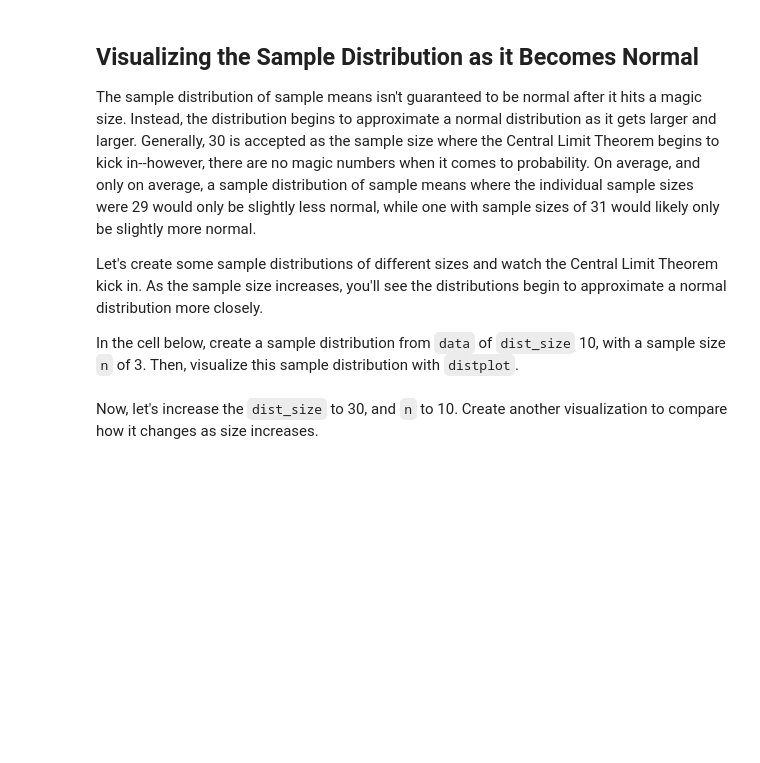
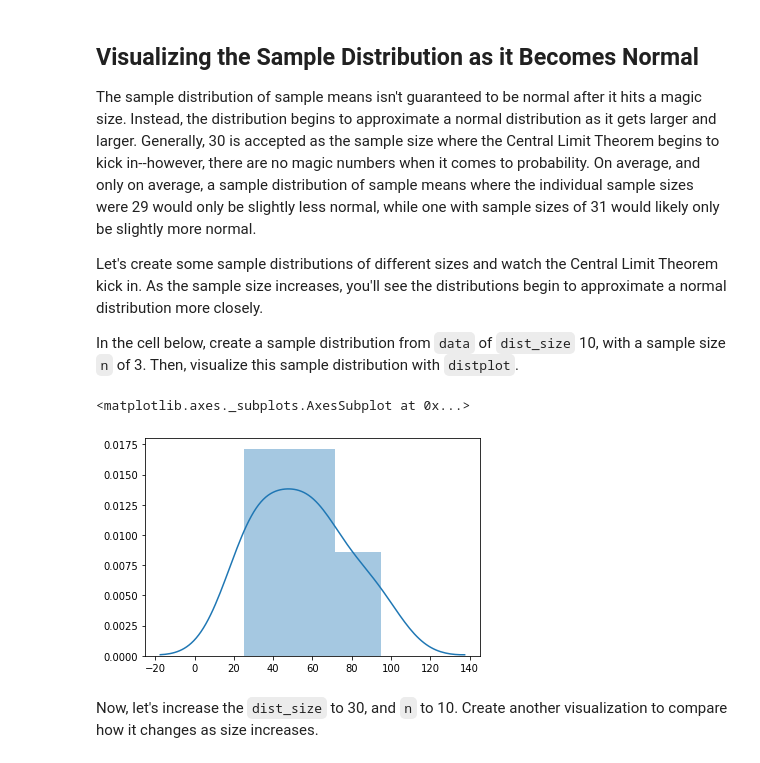
Before and after one commit to OsterMendel/dsc-central-limit-theorem-lab-nyc-ds-021720, a Jupyter notebook: index.ipynb, the cells around one changed output. Cells and saved outputs as stored; diff of their text form; code cells hidden in the pictures; blank space fills up the shorter version.

```diff
--- a/index.ipynb
+++ b/index.ipynb
@@ -118,7 +118,10 @@ In the cell below, create a sample distribution from `data` of `dist_size` 10, w
 # %%
 # Your code here
 testing_dist1 = create_sample_distribution(df,dist_size=10,n=3)
-sns.distplot(tes)
+sns.distplot(testing_dist1)
+# %% [output]
+<matplotlib.axes._subplots.AxesSubplot at 0x...>
+[figure, added]
 # %% [markdown]
 Now, let's increase the `dist_size` to 30, and `n` to 10.  Create another visualization to compare how it changes as size increases.
 # %%
```
